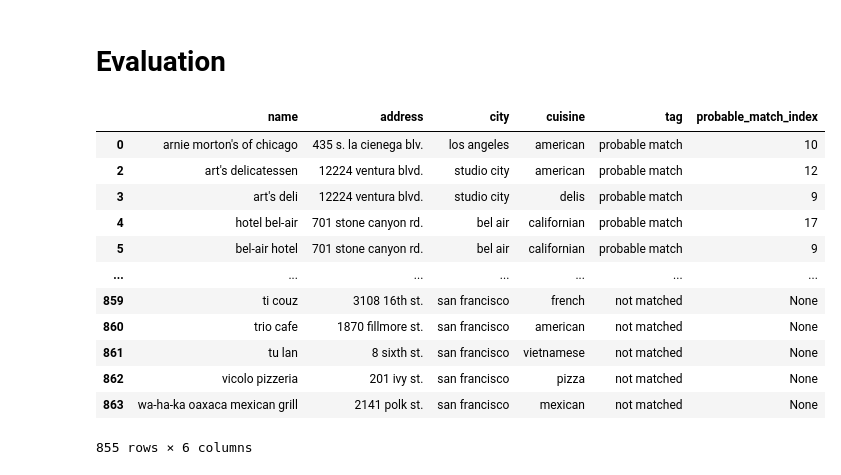
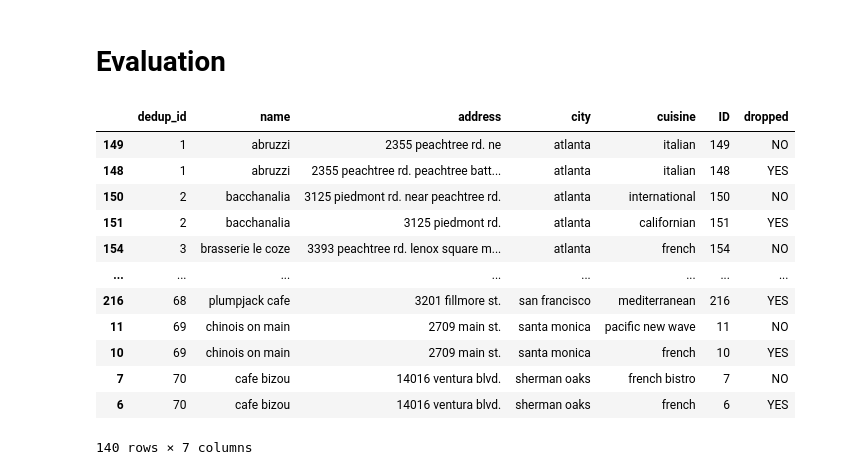
Before and after one commit to miszcz44/inzynierka_deduplikacja, a Jupyter notebook: data_pipeline/data_pipeline.ipynb, the cells around one changed output. Saved outputs shown, nothing was run; the diff lists cells and outputs as text; code cells hidden in the pictures.

```diff
--- a/data_pipeline/data_pipeline.ipynb
+++ b/data_pipeline/data_pipeline.ipynb
@@ -36,7 +30,9 @@ class ReadData:
     def read_data(self):
         """
         Read data from the CSV file using pandas.
+        Adds an 'ID' column for tracking original indexes.
         Returns a pandas DataFrame.
         """
         self.data = pd.read_csv(self.path)
+        self.data['ID'] = self.data.index  # Add an ID column with the original row index
         return self.data
@@ -771,27 +798,32 @@ classifier = Classifier(all_blocks, comparison_results)
 method = 'threshold_based'
 possible_match = False
 # thresholds = {'not_match': 0.6, 'match': 0.75}
-thresholds = {'match': 0.75}
+thresholds = {'match': 0.8}
+weights = {'name_similarity': 1, 'address_similarity': 1, 'city_similarity': 0.5, 'cuisine_similarity': 0.1}
+costs = {
+    'non_match_true_match': 5,  # Cost of classifying a true match as a non-match
+    'non_match_true_non_match': 1,  # Cost of classifying a true non-match as a non-match
+    'match_true_match': 1,  # Cost of classifying a true match as a match
+    'match_true_non_match': 10  # Cost of classifying a true non-match as a match
+}
+probabilities = {'M': 0.3, 'U': 0.7}
+
+# classified_results = classifier.classify_matches(
+#     method='cost_based',
+#     costs=costs,
+#     probabilities=probabilities
+# )
 
 # not_match = 0.4
 classified_results = classifier.classify_matches(
-    method='threshold_based',
+    method='weighted',
     thresholds=thresholds,
-    possible_match=possible_match
-)
-
-# Log the classification step
-classification_id = logger.log_step(
-    step_name="Classification",
-    step_type="classification",
-    parameters={
-        "method": method,
-        "thresholds": thresholds,
-        "possible_match": possible_match
-    },
-    data=classified_results
+    possible_match=possible_match,
+    weights=weights
 )
 
 classified_results[classified_results['classification'] == 'Match']
+
+# classifier.used_parameters()
 # %% [output]
 |  | block_id | row1 | row2 | name_similarity | address_similarity | city_similarity | cuisine_similarity | ... |
@@ -870,18 +950,18 @@ class Evaluation:
 # %%
 evaluation = Evaluation(source_data, classified_results)
-results = evaluation.evaluate()
-results
+matches_side_by_side = evaluation.show_matches_side_by_side()
+matches_side_by_side
 # %% [output]
-|  | name | address | city | cuisine | tag | probable_match_index |
-| 0 | arnie morton's of chicago | 435 s. la cienega blv. | los angeles | american | probable match | 10 |
-| 2 | art's delicatessen | 12224 ventura blvd. | studio city | american | probable match | 12 |
-| 3 | art's deli | 12224 ventura blvd. | studio city | delis | probable match | 9 |
-| 4 | hotel bel-air | 701 stone canyon rd. | bel air | californian | probable match | 17 |
-| 5 | bel-air hotel | 701 stone canyon rd. | bel air | californian | probable match | 9 |
-| ... | ... | ... | ... | ... | ... | ... |
-| 859 | ti couz | 3108 16th st. | san francisco | french | not matched | None |
-| 860 | trio cafe | 1870 fillmore st. | san francisco | american | not matched | None |
-| 861 | tu lan | 8 sixth st. | san francisco | vietnamese | not matched | None |
-| 862 | vicolo pizzeria | 201 ivy st. | san francisco | pizza | not matched | None |
-| 863 | wa-ha-ka oaxaca mexican grill | 2141 polk st. | san francisco | mexican | not matched | None |
+|  | dedup_id | name | address | city | cuisine | ID | dropped |
+| 149 | 1 | abruzzi | 2355 peachtree rd. ne | atlanta | italian | 149 | NO |
+| 148 | 1 | abruzzi | 2355 peachtree rd. peachtree batt... | atlanta | italian | 148 | YES |
+| 150 | 2 | bacchanalia | 3125 piedmont rd. near peachtree rd. | atlanta | international | 150 | NO |
+| 151 | 2 | bacchanalia | 3125 piedmont rd. | atlanta | californian | 151 | YES |
+| 154 | 3 | brasserie le coze | 3393 peachtree rd. lenox square m... | atlanta | french | 154 | NO |
+| ... | ... | ... | ... | ... | ... | ... | ... |
+| 216 | 68 | plumpjack cafe | 3201 fillmore st. | san francisco | mediterranean | 216 | YES |
+| 11 | 69 | chinois on main | 2709 main st. | santa monica | pacific new wave | 11 | NO |
+| 10 | 69 | chinois on main | 2709 main st. | santa monica | french | 10 | YES |
+| 7 | 70 | cafe bizou | 14016 ventura blvd. | sherman oaks | french bistro | 7 | NO |
+| 6 | 70 | cafe bizou | 14016 ventura blvd. | sherman oaks | french | 6 | YES |
-855 rows × 6 columns
+140 rows × 7 columns
```
Also changed, not shown: parts of 18 cells of this notebook, 7 other files.
